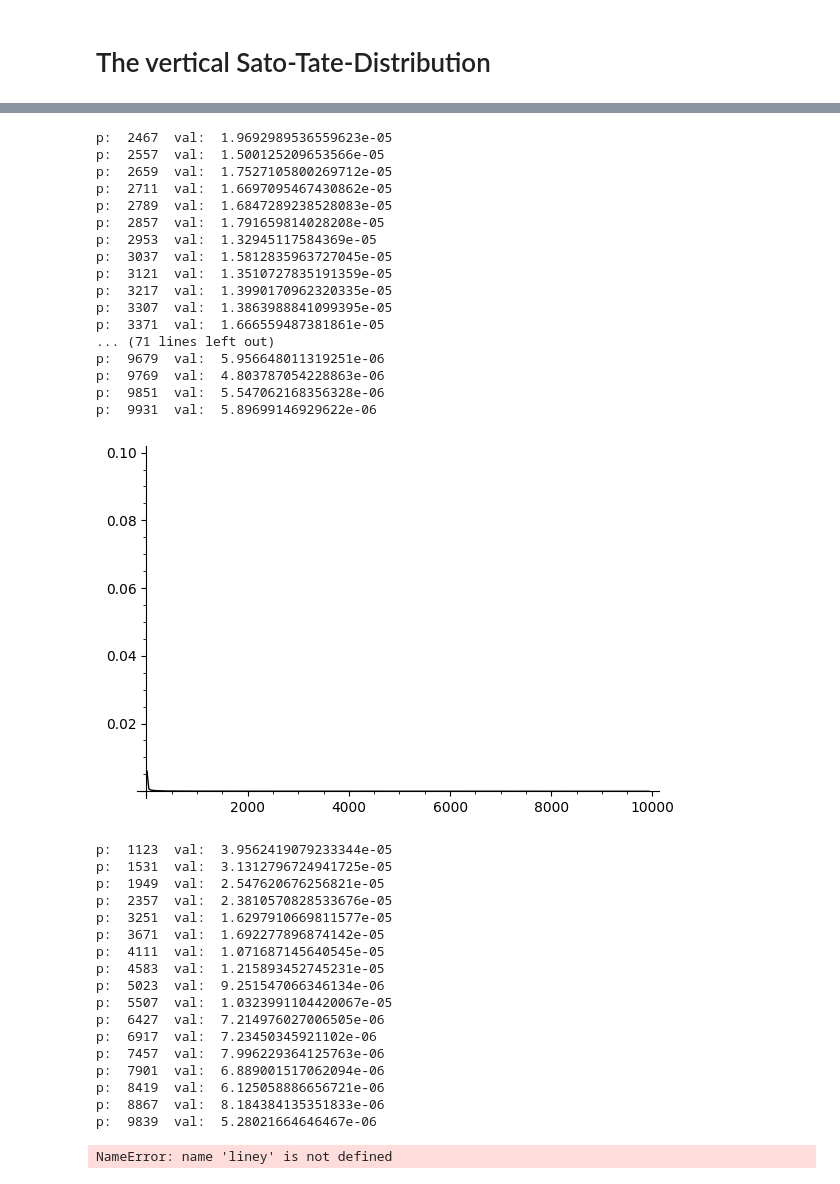
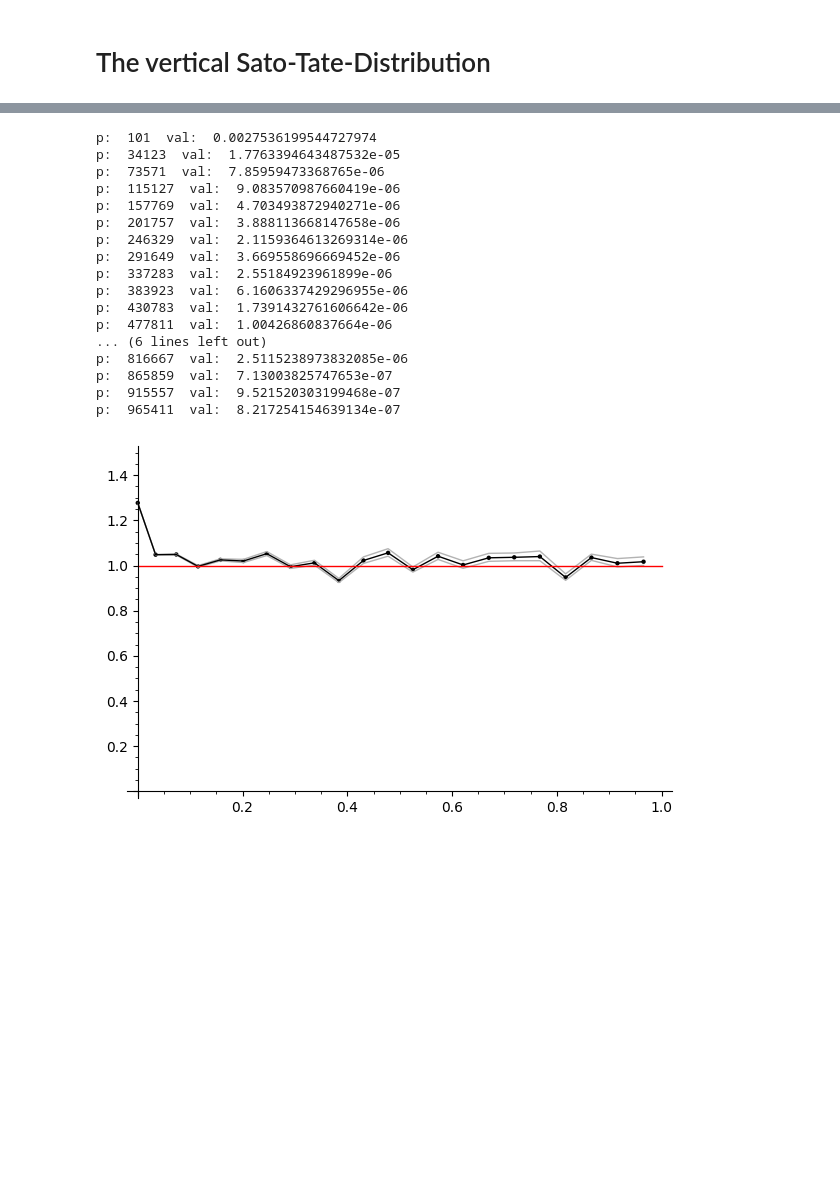
Before and after one commit to JosuaKugler/sato-tate-distributions, a Jupyter notebook: vertical_st.ipynb, the cells around one changed output, grey strips where cells are left out. Drawn from its saved outputs; the diff is of its cells as text; code cells hidden in the pictures; blank space fills up the shorter version.

Commit message:
use alirezas code, vary the interval (a,b)

```diff
--- a/vertical_st.ipynb
+++ b/vertical_st.ipynb
@@ -31,6 +31,17 @@ def normalized_aps(p):
     all_aps = np.append(without_twist_aps, -without_twist_aps)
     return all_aps
 
+def fast_aplist(p):
+    ap_list = np.array([])
+    for a in range(0, int(2 * sqrt(p))):
+        hurwitz_number = int(pari(int(4*p - a^2)).qfbhclassno()) #need to change sign because of implementaion of hurwitz class number
+        list = np.zeros(hurwitz_number)
+        list += a/float(2 * sqrt(p))
+        ap_list = np.append(ap_list, list)
+        if a != 0:
+            ap_list = np.append(ap_list, -list)
+    return ap_list
+
 def histogram(v, num_bins, p):
     n, bins, patches = plt.hist(v, num_bins, density=True)
     angle = np.linspace(0, np.pi, 150)
@@ -66,7 +75,7 @@ def Xab(a,b):
     return X
 
 def sorted_aplist(p):
-    v = normalized_aps(p)
+    v = fast_aplist(p)
     v.sort()
     return v
 
@@ -120,26 +129,7 @@ def plot_Delta(pmax, step_size=10, max_points=100, a=-1, b=1):
     v = [(p,Delta(p, a, b, max_points=max_points)[0]) for p in prime_range(10,pmax)[::step_size]]
     return line(v,rgbcolor=(0,0,0), ymin=0, ymax=0.1)
 
-plot_Delta(10000)
+#plot_Delta(10000)
-# %% [output]
-p:  2467  val:  1.9692989536559623e-05
-p:  2557  val:  1.500125209653566e-05
-p:  2659  val:  1.7527105800269712e-05
-p:  2711  val:  1.6697095467430862e-05
-p:  2789  val:  1.6847289238528083e-05
-p:  2857  val:  1.791659814028208e-05
-p:  2953  val:  1.32945117584369e-05
-p:  3037  val:  1.5812835963727045e-05
-p:  3121  val:  1.3510727835191359e-05
-p:  3217  val:  1.3990170962320335e-05
-p:  3307  val:  1.3863988841099395e-05
-p:  3371  val:  1.666559487381861e-05
-... (71 lines left out)
-p:  9679  val:  5.956648011319251e-06
-p:  9769  val:  4.803787054228863e-06
-p:  9851  val:  5.547062168356328e-06
-p:  9931  val:  5.89699146929622e-06
-[figure, removed]
 # %%
 def theta(p, a=-1, b=1, max_points=300):
     val, err = Delta(p, a, b, max_points=max_points)
@@ -156,52 +146,52 @@ def compute_theta(p, step_size=None, a=-1, b=1, max_points=300, verbose=False):
 
     def f(p):
         z = theta(p, a, b, max_points=max_points)
         if verbose: print(p, z)
         return z[0]
 
     #calls theta (= log etc. angewandt auf Delta)
     return [(x,f(x)) for x in prime_range(100, p)[::step_size]]
 
 def compute_theta_interval(p, step_size=None, a=-1, b=1, max_points=300, verbose=False):
     a,b = (float(a), float(b))
     if not step_size:
         step_size = max(1, int(p/(20 * log(p)))) # grows with pi(p)
     vmin = []; vmax = []
     for C in prime_range(100, p)[::step_size]:
-        zmin,zmax = self.theta_interval(C, a, b, max_points=max_points)
+        zmin,zmax = theta_interval(C, a, b, max_points=max_points)
         vmin.append((C, zmin))
         vmax.append((C, zmax))
         if verbose:
             print(C, zmin, zmax)
     return vmin, vmax
 
 def plot_theta_interval(p, clr=(0,0,0), *args, **kwds):
     vmin, vmax = compute_theta_interval(p, *args, **kwds)
     v = compute_theta(p, *args, **kwds)
     grey = (0.7,0.7,0.7)
-    return line(vmin,rgbcolor=grey, ymin=0,ymax=1.2) + line(vmax,rgbcolor=grey) + point(v,rgbcolor=clr) + line(v,rgbcolor=clr) + liney(1.3,0, p)
+    return line(vmin,rgbcolor=grey, ymin=0,ymax=1.5) + line(vmax,rgbcolor=grey) + point(v,rgbcolor=clr) + line(v,rgbcolor=clr) + liney(1,0, p)
 
 def plot_theta(p, clr=(0,0,0), *args, **kwds):
     v = compute_theta(p, *args, **kwds)
-    return point(v,rgbcolor=clr, ymin=0, ymax=2) + line(v, rgbcolor=clr) + liney(1.3,0,p)
+    return point(v,rgbcolor=clr, ymin=0, ymax=2) + line(v, rgbcolor=clr) + liney(1.2,0,p)
 
-plot_theta(10000)
+plot_theta_interval(1000000, a=-.1,b=.1, max_points = 500)
 # %% [output]
-p:  1123  val:  3.9562419079233344e-05
-p:  1531  val:  3.1312796724941725e-05
-p:  1949  val:  2.547620676256821e-05
-p:  2357  val:  2.3810570828533676e-05
-p:  3251  val:  1.6297910669811577e-05
-p:  3671  val:  1.692277896874142e-05
-p:  4111  val:  1.071687145640545e-05
-p:  4583  val:  1.215893452745231e-05
-p:  5023  val:  9.251547066346134e-06
-p:  5507  val:  1.0323991104420067e-05
-p:  6427  val:  7.214976027006505e-06
-p:  6917  val:  7.23450345921102e-06
-p:  7457  val:  7.996229364125763e-06
-p:  7901  val:  6.889001517062094e-06
-p:  8419  val:  6.125058886656721e-06
-p:  8867  val:  8.184384135351833e-06
-p:  9839  val:  5.28021664646467e-06
+p:  101  val:  0.0027536199544727974
+p:  34123  val:  1.7763394643487532e-05
+p:  73571  val:  7.85959473368765e-06
+p:  115127  val:  9.083570987660419e-06
+p:  157769  val:  4.703493872940271e-06
+p:  201757  val:  3.888113668147658e-06
+p:  246329  val:  2.1159364613269314e-06
+p:  291649  val:  3.669558696669452e-06
+p:  337283  val:  2.55184923961899e-06
+p:  383923  val:  6.1606337429296955e-06
+p:  430783  val:  1.7391432761606642e-06
+p:  477811  val:  1.00426860837664e-06
+... (6 lines left out)
+p:  816667  val:  2.5115238973832085e-06
+p:  865859  val:  7.13003825747653e-07
+p:  915557  val:  9.521520303199468e-07
+p:  965411  val:  8.217254154639134e-07
-NameError: name 'liney' is not defined
+[figure, added]
```
Also changed, not shown: parts of 11 cells of this notebook, 3 other files.
